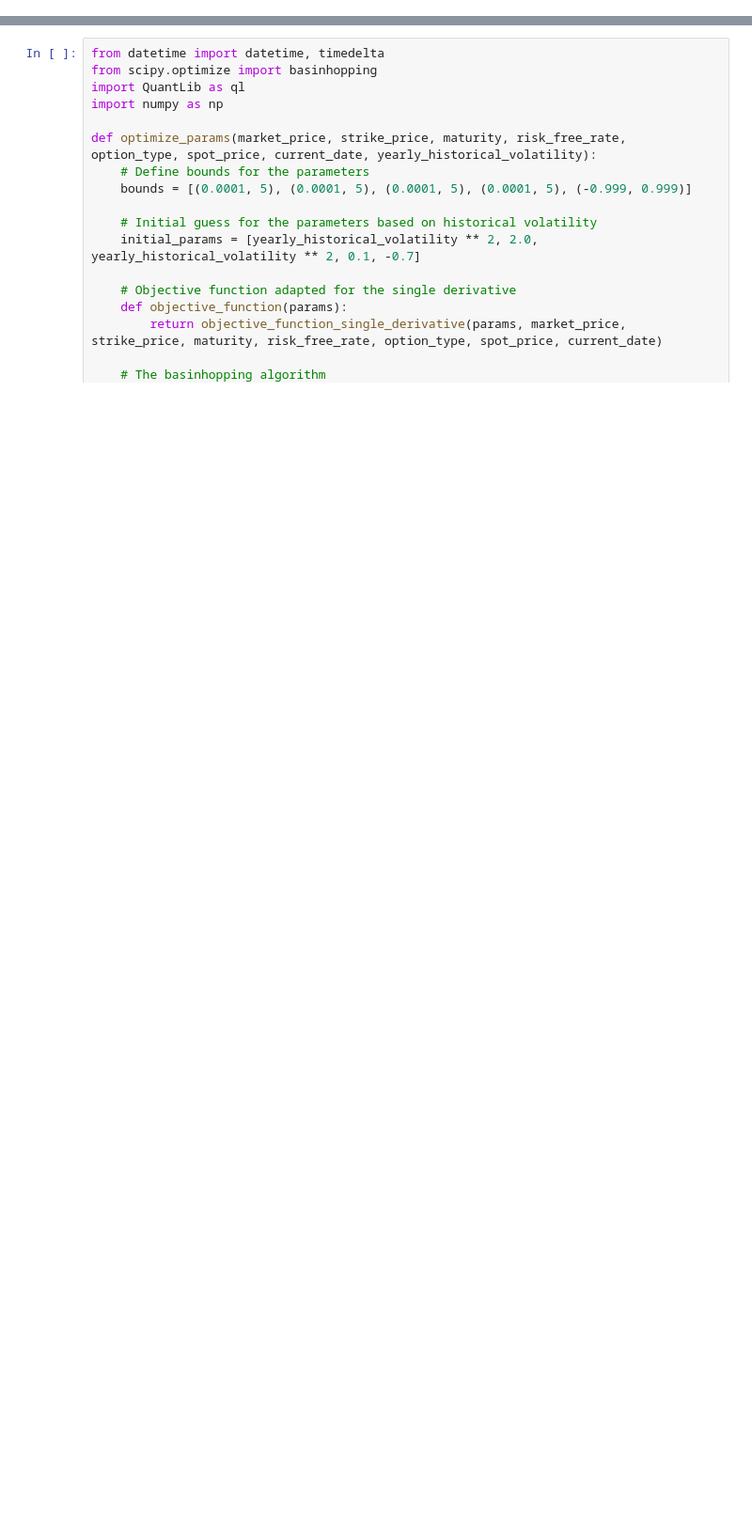
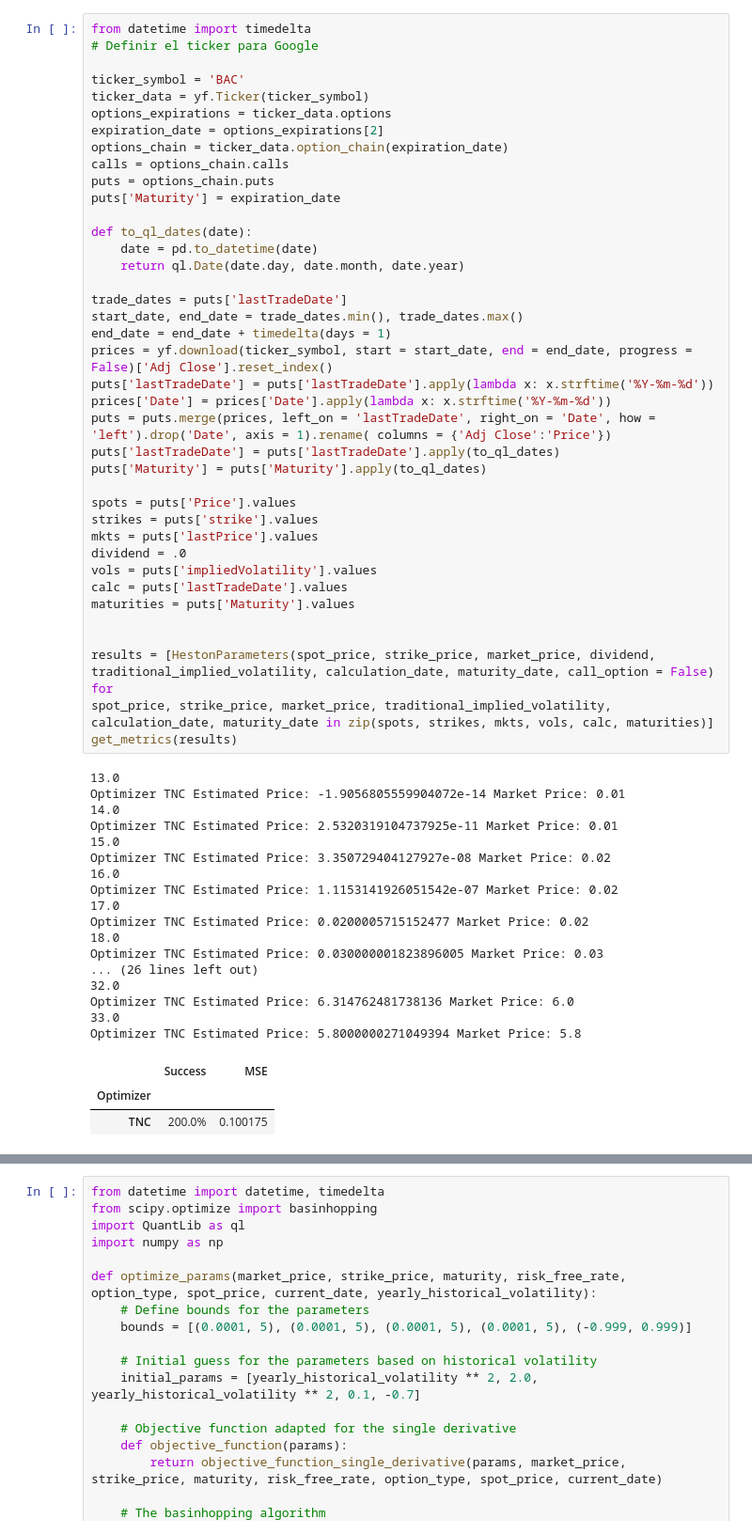
Before and after one commit to waldensanchez/HestonAutomation, a Jupyter notebook: NewApproach.ipynb, the cells around one changed output, grey strips where cells are left out. Shown at 94% size. Drawn from its saved outputs; the diff is of its cells as text; blank space fills up the shorter version.

```diff
--- a/NewApproach.ipynb
+++ b/NewApproach.ipynb
@@ -77,0 +121,60 @@ reliability = results_report[results_report['Success'] == True].groupby('Optimiz
+# %%
+from datetime import timedelta
+# Definir el ticker para Google
+
+ticker_symbol = 'BAC'
+ticker_data = yf.Ticker(ticker_symbol)
+options_expirations = ticker_data.options
+expiration_date = options_expirations[2]
+options_chain = ticker_data.option_chain(expiration_date)
+calls = options_chain.calls
+puts = options_chain.puts
+puts['Maturity'] = expiration_date
+
+def to_ql_dates(date):
+    date = pd.to_datetime(date)
+    return ql.Date(date.day, date.month, date.year)
+
+trade_dates = puts['lastTradeDate']
+start_date, end_date = trade_dates.min(), trade_dates.max()
+end_date = end_date + timedelta(days = 1)
+prices = yf.download(ticker_symbol, start = start_date, end = end_date, progress = False)['Adj Close'].reset_index()
+puts['lastTradeDate'] = puts['lastTradeDate'].apply(lambda x: x.strftime('%Y-%m-%d'))
+prices['Date'] = prices['Date'].apply(lambda x: x.strftime('%Y-%m-%d'))
+puts = puts.merge(prices, left_on = 'lastTradeDate', right_on = 'Date', how = 'left').drop('Date', axis = 1).rename( columns = {'Adj Close':'Price'})
+puts['lastTradeDate'] = puts['lastTradeDate'].apply(to_ql_dates)
+puts['Maturity'] = puts['Maturity'].apply(to_ql_dates)
+
+spots = puts['Price'].values
+strikes = puts['strike'].values
+mkts = puts['lastPrice'].values
+dividend = .0
+vols = puts['impliedVolatility'].values
+calc = puts['lastTradeDate'].values
+maturities = puts['Maturity'].values
+
+
+results = [HestonParameters(spot_price, strike_price, market_price, dividend, traditional_implied_volatility, calculation_date, maturity_date, call_option = False) for
+spot_price, strike_price, market_price, traditional_implied_volatility, calculation_date, maturity_date in zip(spots, strikes, mkts, vols, calc, maturities)]
+get_metrics(results)
+# %% [output]
+13.0
+Optimizer TNC Estimated Price: -1.9056805559904072e-14 Market Price: 0.01
+14.0
+Optimizer TNC Estimated Price: 2.5320319104737925e-11 Market Price: 0.01
+15.0
+Optimizer TNC Estimated Price: 3.350729404127927e-08 Market Price: 0.02
+16.0
+Optimizer TNC Estimated Price: 1.1153141926051542e-07 Market Price: 0.02
+17.0
+Optimizer TNC Estimated Price: 0.0200005715152477 Market Price: 0.02
+18.0
+Optimizer TNC Estimated Price: 0.030000001823896005 Market Price: 0.03
+... (26 lines left out)
+32.0
+Optimizer TNC Estimated Price: 6.314762481738136 Market Price: 6.0
+33.0
+Optimizer TNC Estimated Price: 5.8000000271049394 Market Price: 5.8
+|  | Success | MSE |
+| Optimizer |  |  |
+| TNC | 200.0% | 0.100175 |
```
Also changed, not shown: parts of 10 cells of this notebook, 2 other files.
